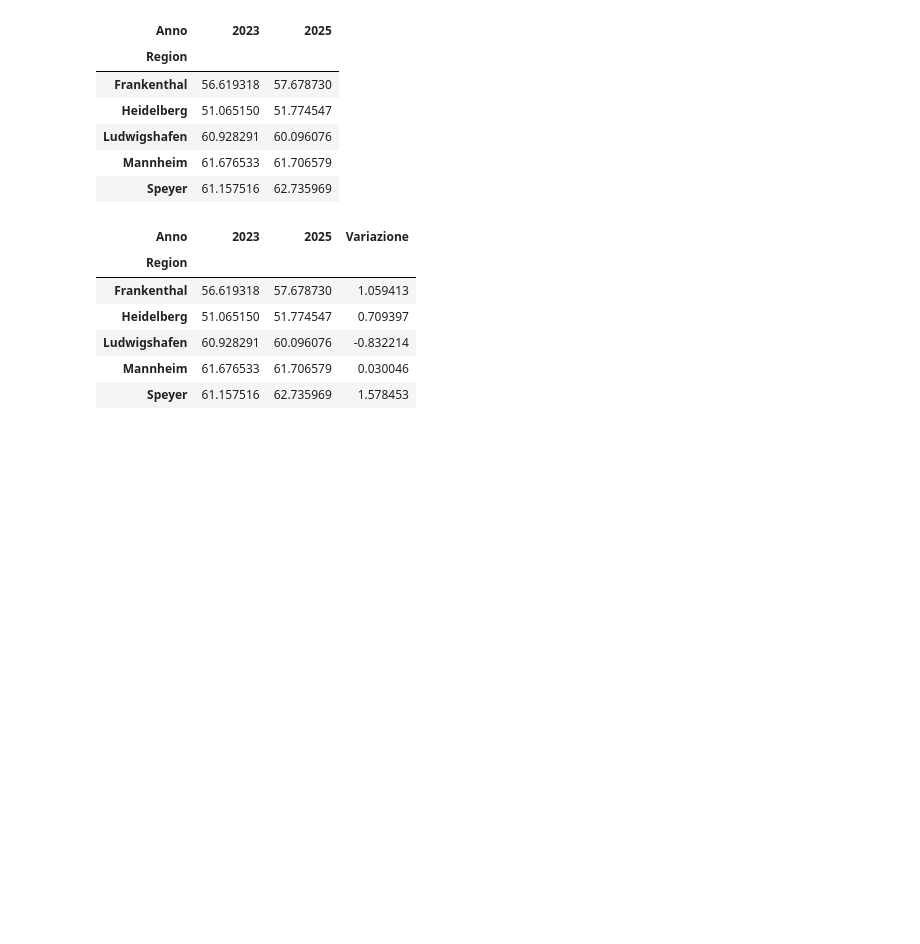
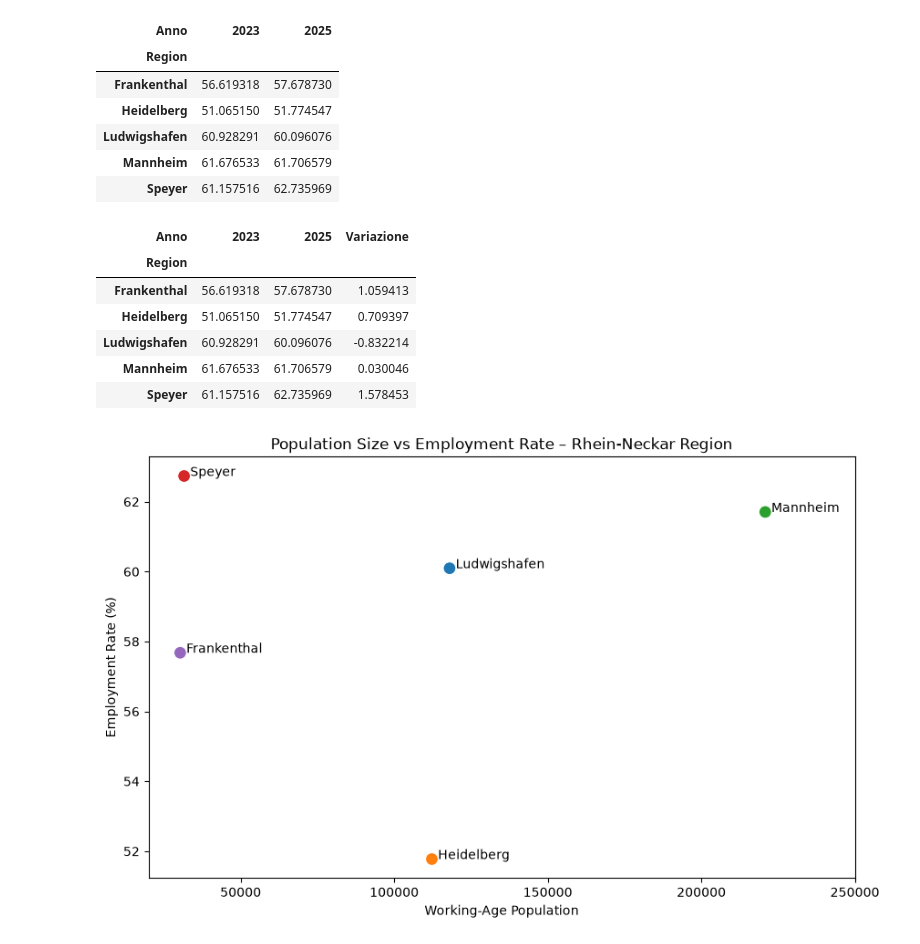
Before and after one commit to Etnakid/rhein-neckar-labour-market, a Jupyter notebook: notebooks/01_data_inspection.ipynb, the cells around one changed output. Cells and saved outputs as stored; diff of their text form; code cells hidden in the pictures; blank space fills up the shorter version.

Commit message:
Complete employment profile analysis

```diff
--- a/notebooks/01_data_inspection.ipynb
+++ b/notebooks/01_data_inspection.ipynb
@@ -1141,3 +1141,34 @@ confronto_pivot
 | Ludwigshafen | 60.928291 | 60.096076 | -0.832214 |
 | Mannheim | 61.676533 | 61.706579 | 0.030046 |
 | Speyer | 61.157516 | 62.735969 | 1.578453 |
+# %%
+import seaborn as sns
+
+dimensione_citta = dat_citta[
+    ["Region", "Bevölkerung_Insgesamt", "Beschäftigungsquoten_Insgesamt"]
+]
+
+plt.figure(figsize=(10, 6))
+
+sns.scatterplot(
+    data=dimensione_citta,
+    x="Bevölkerung_Insgesamt",
+    y="Beschäftigungsquoten_Insgesamt",
+    hue="Region",
+    s=100
+)
+
+for indice, riga in dimensione_citta.iterrows():
+    plt.text(
+        riga["Bevölkerung_Insgesamt"] + 2000,
+        riga["Beschäftigungsquoten_Insgesamt"],
+        riga["Region"]
+    )
+
+plt.title("Population Size vs Employment Rate – Rhein-Neckar Region")
+plt.xlabel("Working-Age Population")
+plt.ylabel("Employment Rate (%)")
+plt.xlim(20000, 250000)
+plt.legend().remove()
+# %% [output]
+[figure, added]
```
Also changed, not shown: parts of 8 cells of this notebook.
